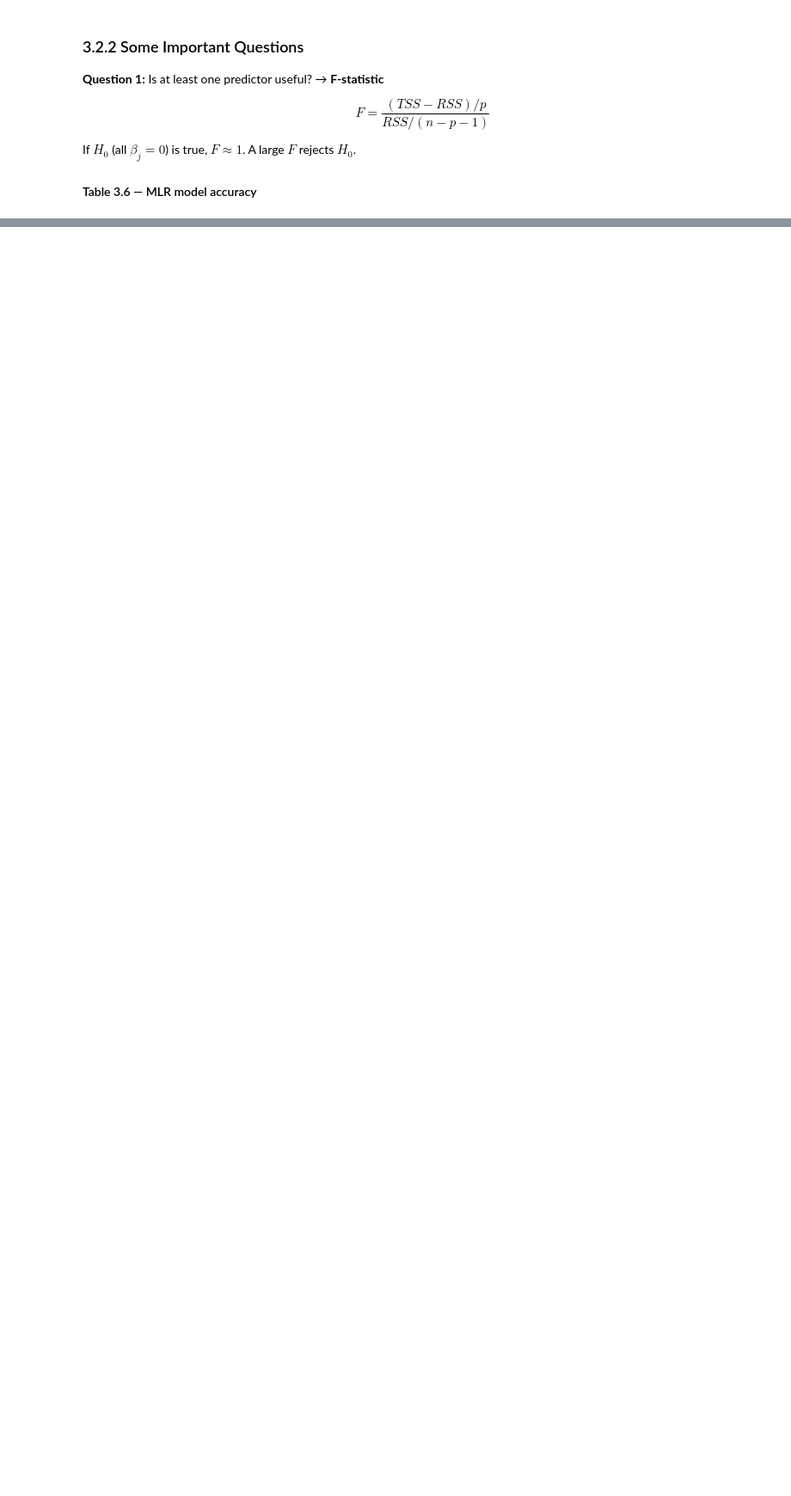
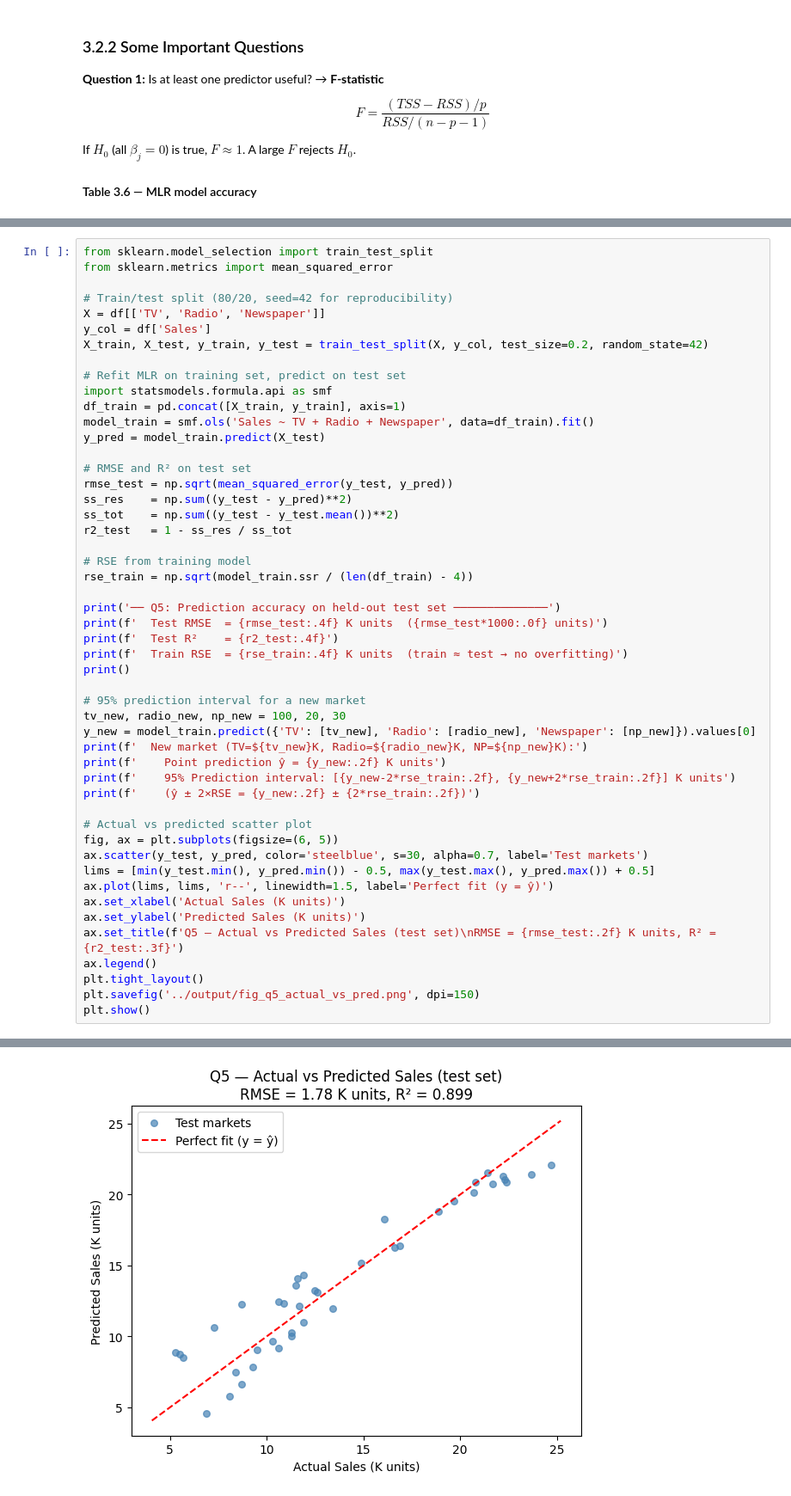
Before and after one commit to hangtruongcs/advertising-linear-regression, a Jupyter notebook: notebooks/ch3_linear_regression.ipynb, the cells around one changed output, grey strips where cells are left out. Shown at 86% size. Drawn from its saved outputs; the diff is of its cells as text; blank space fills up the shorter version.

```diff
--- a/notebooks/ch3_linear_regression.ipynb
+++ b/notebooks/ch3_linear_regression.ipynb
@@ -294,0 +514,51 @@ summary.round(3)
+# %%
+from sklearn.model_selection import train_test_split
+from sklearn.metrics import mean_squared_error
+
+# Train/test split (80/20, seed=42 for reproducibility)
+X = df[['TV', 'Radio', 'Newspaper']]
+y_col = df['Sales']
+X_train, X_test, y_train, y_test = train_test_split(X, y_col, test_size=0.2, random_state=42)
+
+# Refit MLR on training set, predict on test set
+import statsmodels.formula.api as smf
+df_train = pd.concat([X_train, y_train], axis=1)
+model_train = smf.ols('Sales ~ TV + Radio + Newspaper', data=df_train).fit()
+y_pred = model_train.predict(X_test)
+
+# RMSE and R² on test set
+rmse_test = np.sqrt(mean_squared_error(y_test, y_pred))
+ss_res    = np.sum((y_test - y_pred)**2)
+ss_tot    = np.sum((y_test - y_test.mean())**2)
+r2_test   = 1 - ss_res / ss_tot
+
+# RSE from training model
+rse_train = np.sqrt(model_train.ssr / (len(df_train) - 4))
+
+print('── Q5: Prediction accuracy on held-out test set ──────────────')
+print(f'  Test RMSE  = {rmse_test:.4f} K units  ({rmse_test*1000:.0f} units)')
+print(f'  Test R²    = {r2_test:.4f}')
+print(f'  Train RSE  = {rse_train:.4f} K units  (train ≈ test → no overfitting)')
+print()
+
+# 95% prediction interval for a new market
+tv_new, radio_new, np_new = 100, 20, 30
+y_new = model_train.predict({'TV': [tv_new], 'Radio': [radio_new], 'Newspaper': [np_new]}).values[0]
+print(f'  New market (TV=${tv_new}K, Radio=${radio_new}K, NP=${np_new}K):')
+print(f'    Point prediction ŷ = {y_new:.2f} K units')
+print(f'    95% Prediction interval: [{y_new-2*rse_train:.2f}, {y_new+2*rse_train:.2f}] K units')
+print(f'    (ŷ ± 2×RSE = {y_new:.2f} ± {2*rse_train:.2f})')
+
+# Actual vs predicted scatter plot
+fig, ax = plt.subplots(figsize=(6, 5))
+ax.scatter(y_test, y_pred, color='steelblue', s=30, alpha=0.7, label='Test markets')
+lims = [min(y_test.min(), y_pred.min()) - 0.5, max(y_test.max(), y_pred.max()) + 0.5]
+ax.plot(lims, lims, 'r--', linewidth=1.5, label='Perfect fit (y = ŷ)')
+ax.set_xlabel('Actual Sales (K units)')
+ax.set_ylabel('Predicted Sales (K units)')
+ax.set_title(f'Q5 — Actual vs Predicted Sales (test set)\nRMSE = {rmse_test:.2f} K units, R² = {r2_test:.3f}')
+ax.legend()
+plt.tight_layout()
+plt.savefig('../output/fig_q5_actual_vs_pred.png', dpi=150)
+plt.show()
+# %% [output]
@@ -294,0 +574 @@ summary.round(3)
+[figure, added]
```
Also changed, not shown: parts of 43 cells of this notebook, 14 other files.
